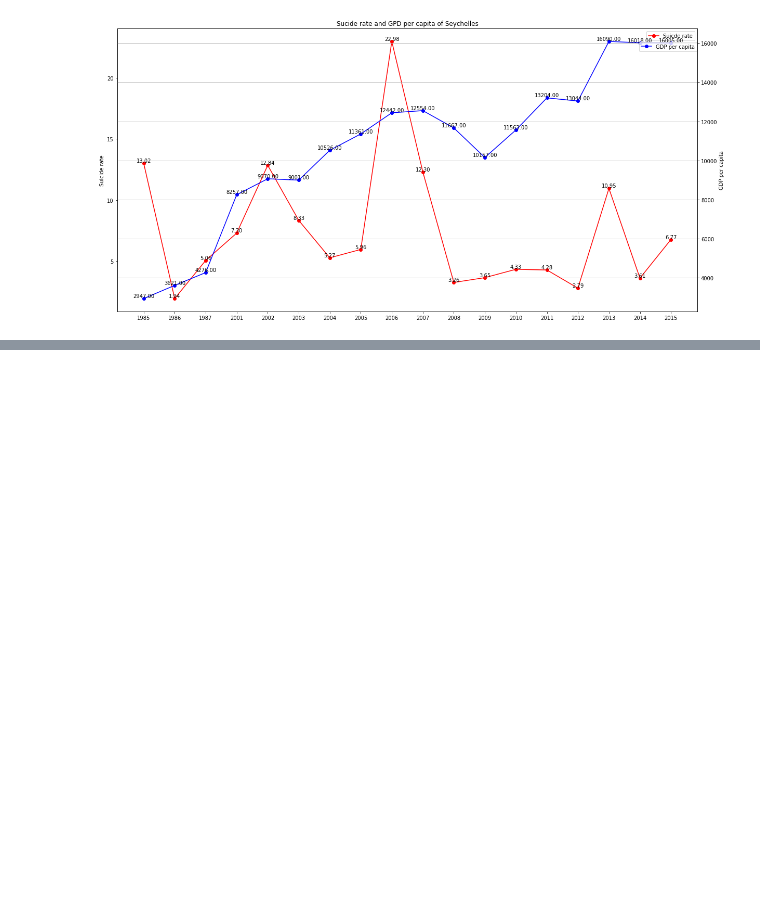
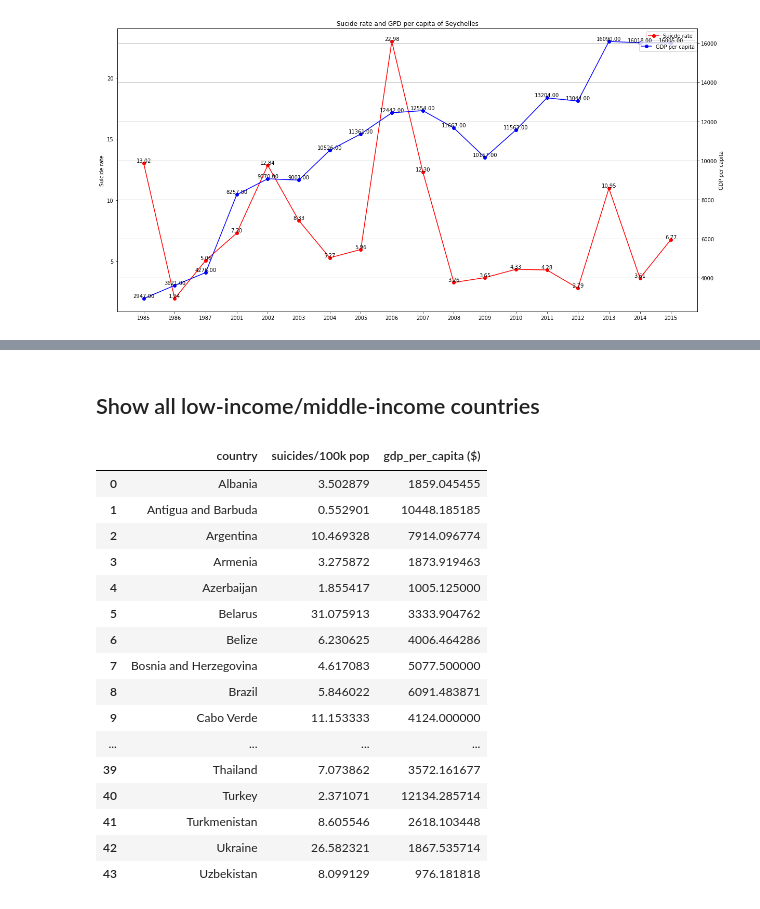
Before and after one commit to 775771922/data_visulization_suicide_dataset, a Jupyter notebook: Data_visualization.ipynb, the cells around one changed output, grey strips where cells are left out. Saved outputs shown, nothing was run; the diff lists cells and outputs as text; code cells hidden in the pictures; blank space fills up the shorter version.

```diff
--- a/Data_visualization.ipynb
+++ b/Data_visualization.ipynb
@@ -690,0 +836,43 @@ plt.grid()
+# %%
+common_low_countries = []
+common_high_countries = []
+for current_country in all_countries:
+    if (current_country in all_middle_countries):
+        common_low_countries.append(current_country)
+    else:
+        common_high_countries.append(current_country)
+# %% [markdown]
+## Show all low-income/middle-income countries
+# %%
+suicide_rate = suicide_rate.reset_index(drop=True)
+low_index = []
+high_index = []
+
+for current_country in common_low_countries:
+    low_index.append(np.where(suicide_rate['country'] == current_country)[0][0])
+
+for current_country in common_high_countries:
+    high_index.append(np.where(suicide_rate['country'] == current_country)[0][0])
+
+low_index = np.array(low_index).reshape(-1,1)
+high_index = np.array(high_index).reshape(-1,1)
+suicide_rate_low = suicide_rate.iloc[low_index[:,0]].reset_index(drop=True)
+suicide_rate_low
+# %% [output]
+|  | country | suicides/100k pop | gdp_per_capita ($) |
+| 0 | Albania | 3.502879 | 1859.045455 |
+| 1 | Antigua and Barbuda | 0.552901 | 10448.185185 |
+| 2 | Argentina | 10.469328 | 7914.096774 |
+| 3 | Armenia | 3.275872 | 1873.919463 |
+| 4 | Azerbaijan | 1.855417 | 1005.125000 |
+| 5 | Belarus | 31.075913 | 3333.904762 |
+| 6 | Belize | 6.230625 | 4006.464286 |
+| 7 | Bosnia and Herzegovina | 4.617083 | 5077.500000 |
+| 8 | Brazil | 5.846022 | 6091.483871 |
+| 9 | Cabo Verde | 11.153333 | 4124.000000 |
+| ... | ... | ... | ... |
+| 39 | Thailand | 7.073862 | 3572.161677 |
+| 40 | Turkey | 2.371071 | 12134.285714 |
+| 41 | Turkmenistan | 8.605546 | 2618.103448 |
+| 42 | Ukraine | 26.582321 | 1867.535714 |
+| 43 | Uzbekistan | 8.099129 | 976.181818 |
```
Also changed, not shown: parts of 11 cells of this notebook.
